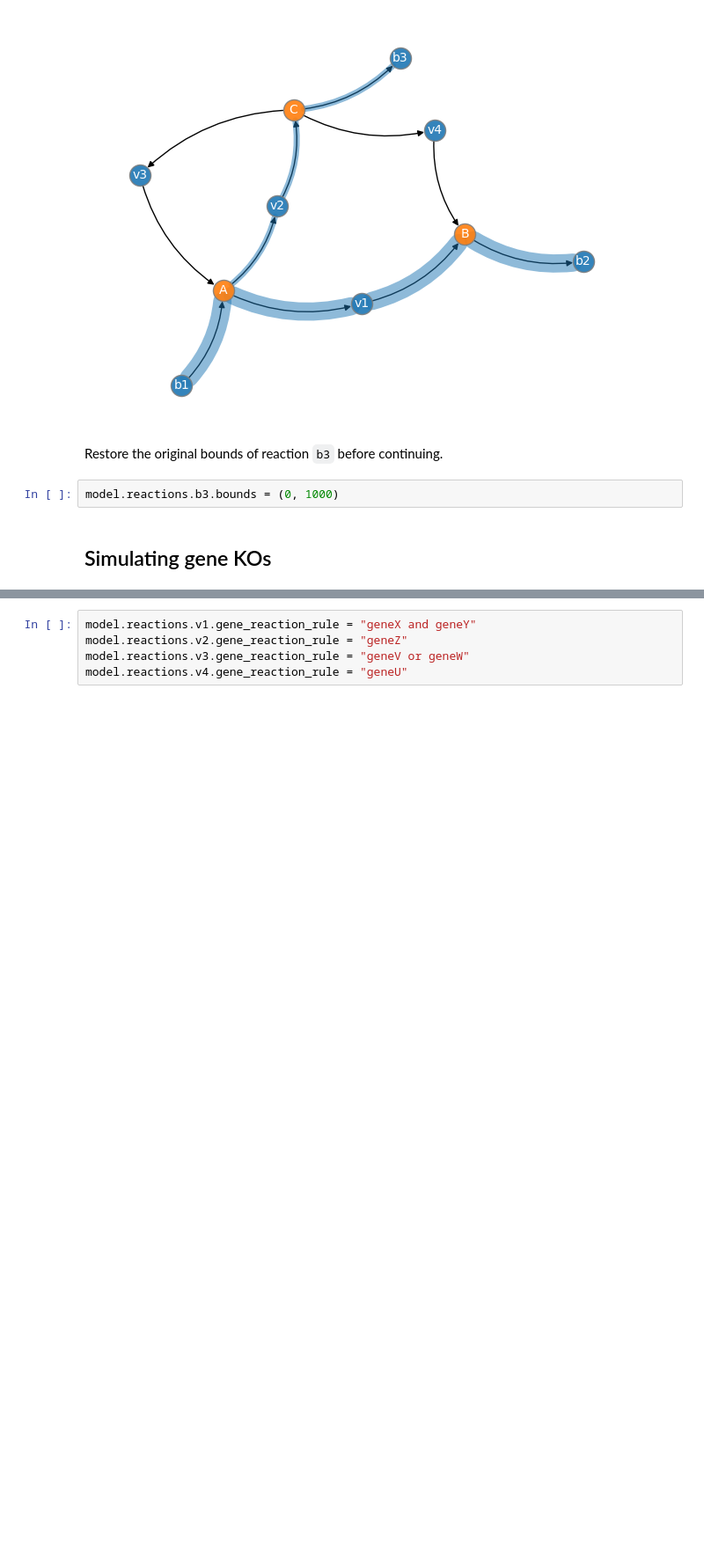
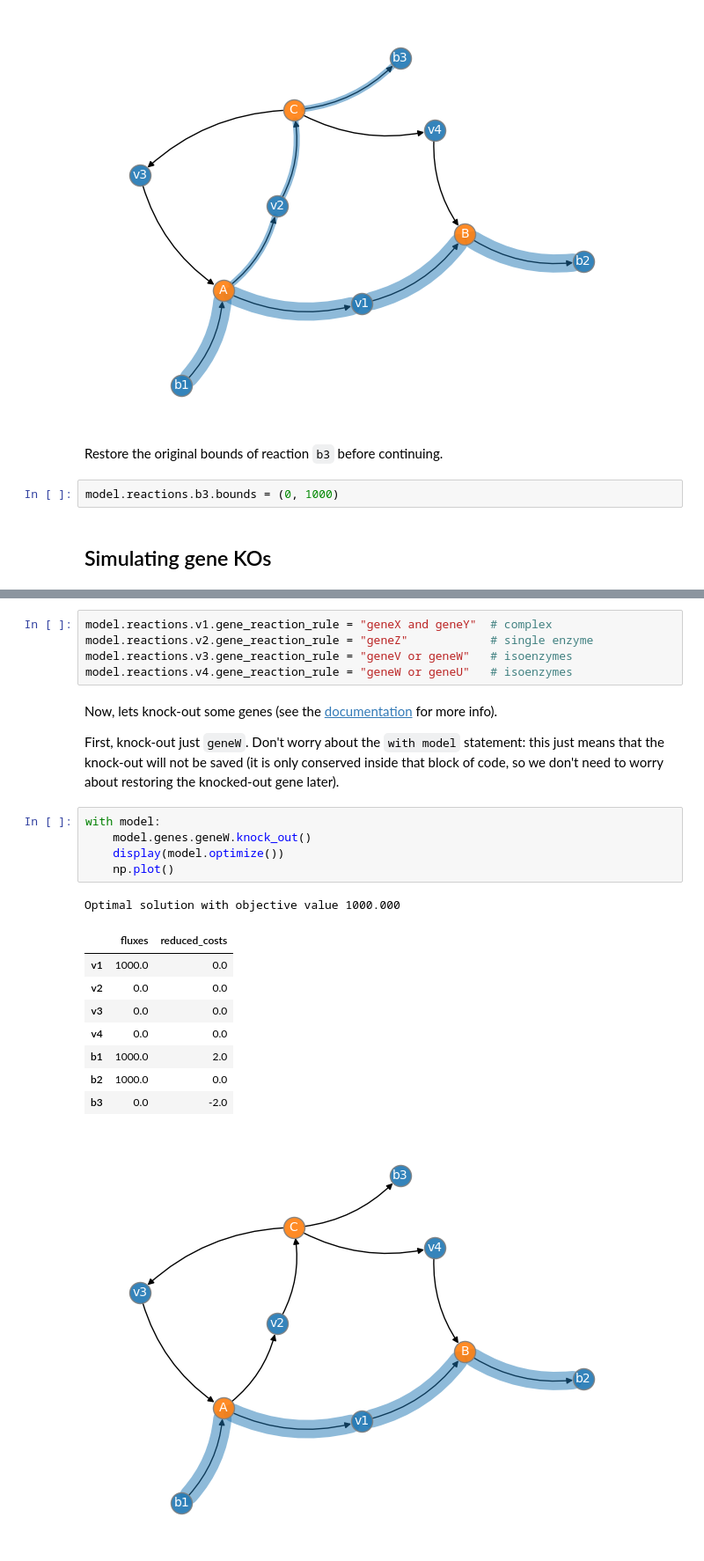
Before and after one commit to PathoGenOmics-Lab/misb_training_2024, a Jupyter notebook: modelling/01_intro_to_cobra.ipynb, the cells around one changed output, grey strips where cells are left out. Shown: that part at 88% size. Saved outputs shown, nothing was run; the diff lists cells and outputs as text; blank space fills up the shorter version.

```diff
--- a/modelling/01_intro_to_cobra.ipynb
+++ b/modelling/01_intro_to_cobra.ipynb
@@ -199,5 +222,27 @@ Luckily for us, with COBRApy we can provide GPR rules as plain text!
 # %%
-model.reactions.v1.gene_reaction_rule = "geneX and geneY"
-model.reactions.v2.gene_reaction_rule = "geneZ"
-model.reactions.v3.gene_reaction_rule = "geneV or geneW"
-model.reactions.v4.gene_reaction_rule = "geneU"
+model.reactions.v1.gene_reaction_rule = "geneX and geneY"  # complex
+model.reactions.v2.gene_reaction_rule = "geneZ"            # single enzyme
+model.reactions.v3.gene_reaction_rule = "geneV or geneW"   # isoenzymes
+model.reactions.v4.gene_reaction_rule = "geneW or geneU"   # isoenzymes
+# %% [markdown]
+Now, lets knock-out some genes (see the [documentation](https://cobrapy.readthedocs.io/en/latest/deletions.html) for more info).
+
+First, knock-out just `geneW`. Don't worry about the `with model` statement:
+this just means that the knock-out will not be saved (it is only conserved inside that
+block of code, so we don't need to worry about restoring the knocked-out gene later).
+# %%
+with model:
+    model.genes.geneW.knock_out()
+    display(model.optimize())
+    np.plot()
+# %% [output]
+Optimal solution with objective value 1000.000
+|  | fluxes | reduced_costs |
+| v1 | 1000.0 | 0.0 |
+| v2 | 0.0 | 0.0 |
+| v3 | 0.0 | 0.0 |
+| v4 | 0.0 | 0.0 |
+| b1 | 1000.0 | 2.0 |
+| b2 | 1000.0 | 0.0 |
+| b3 | 0.0 | -2.0 |
+[figure, added]
```
Also changed, not shown: parts of 16 cells of this notebook, 1 other file.
